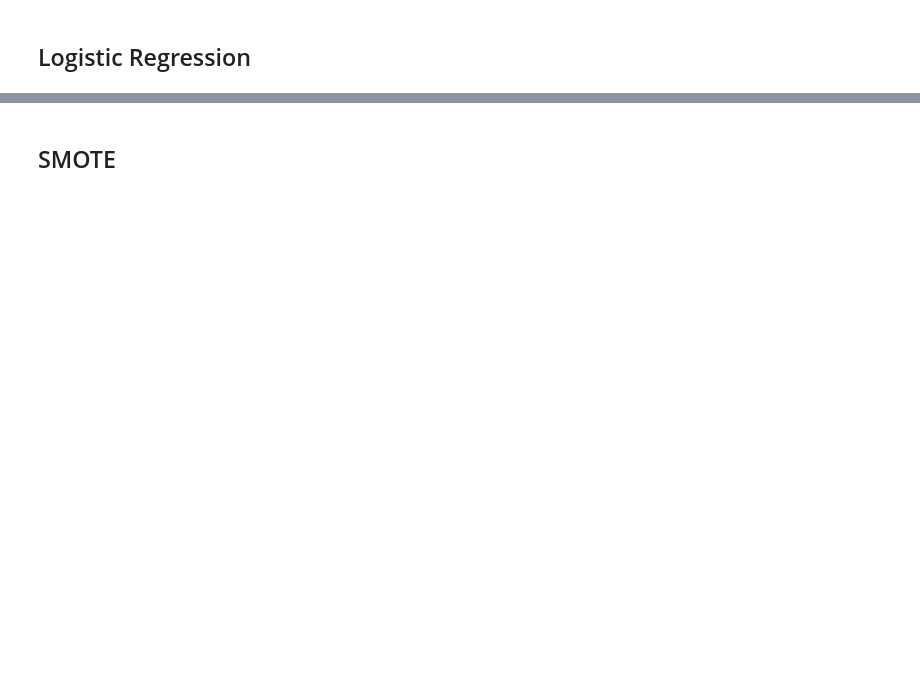
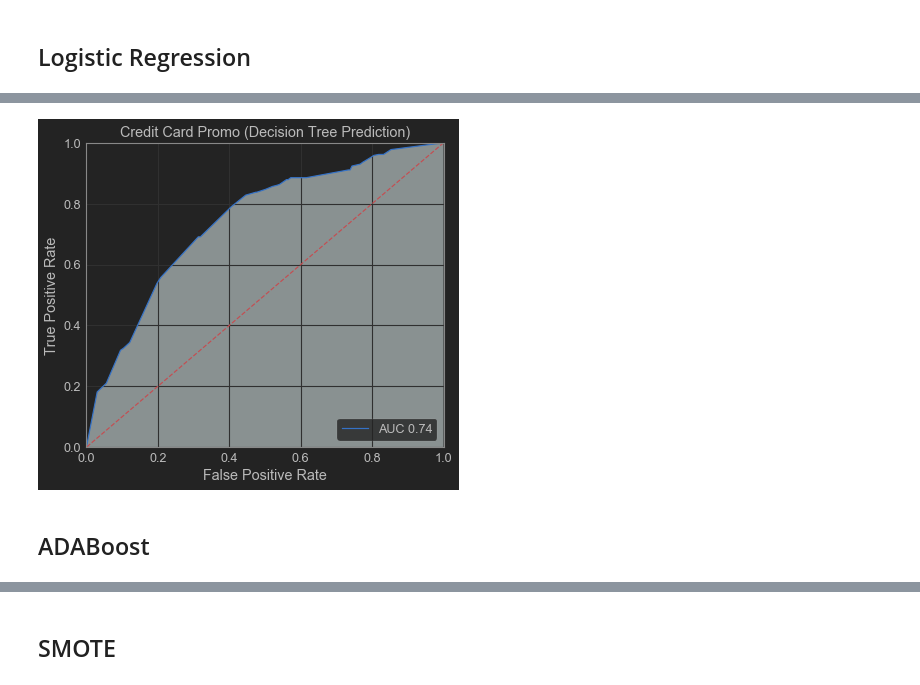
Before and after one commit to x-conx/Purwadhika_Projct_Finale, a Jupyter notebook: CreditCard Acceptance - Model Optimisation.ipynb, the cells around one changed output, grey strips where cells are left out. Cells and saved outputs as stored; diff of their text form; code cells hidden in the pictures; blank space fills up the shorter version.

```diff
--- a/CreditCard Acceptance - Model Optimisation.ipynb
+++ b/CreditCard Acceptance - Model Optimisation.ipynb
@@ -138,0 +305,9 @@ X_train, X_test, y_train, y_test = train_test_split(X, y, test_size=0.3, random_
+# %%
+dst = DecisionTreeClassifier(criterion='entropy',splitter='random',max_depth=100,
+                             min_samples_split=10,max_features=26,random_state=3,
+                             min_samples_leaf=40,max_leaf_nodes=40,class_weight='balanced')
+dst.fit(X_train,y_train)
+dst_pred = dst.predict(X_test)
+dst_prob = dst.predict_proba(X_test)
+print(classification_report(y_test,dst_pred))
+print(confusion_matrix(y_test,dst_pred))
@@ -138,0 +326,19 @@ X_train, X_test, y_train, y_test = train_test_split(X, y, test_size=0.3, random_
+# %%
+dstprob = dst_prob[:,1]
+fprdst, tprdst, thresholddst = roc_curve(y_test, dstprob)
+roc_aucdst = auc(fprdst, tprdst)
+# %%
+plt.title('Credit Card Promo (Decision Tree Prediction)')
+plt.plot(fprdst, tprdst, 'b', label = 'AUC {}'.format(round(roc_aucdst,2)))
+plt.legend(loc='lower right') # posisi legend
+plt.plot([1,0], [1,0], 'r--') # buat garis lurus dari kiri bawah, ke kanan atas
+plt.xlim([0,1]) # sumbu x minimal di 0 maksimal di 1
+plt.ylim([0,1]) # sumbu y minimal di 0 maksimal di 1
+plt.ylabel('True Positive Rate')
+plt.xlabel('False Positive Rate')
+plt.fill_between(fprdst, tprdst, 0, facecolor='azure',alpha=0.5)
+plt.show()
+# %% [output]
+[figure, added]
+# %% [markdown]
+## ADABoost
```
Also changed, not shown: parts of 103 cells of this notebook.
